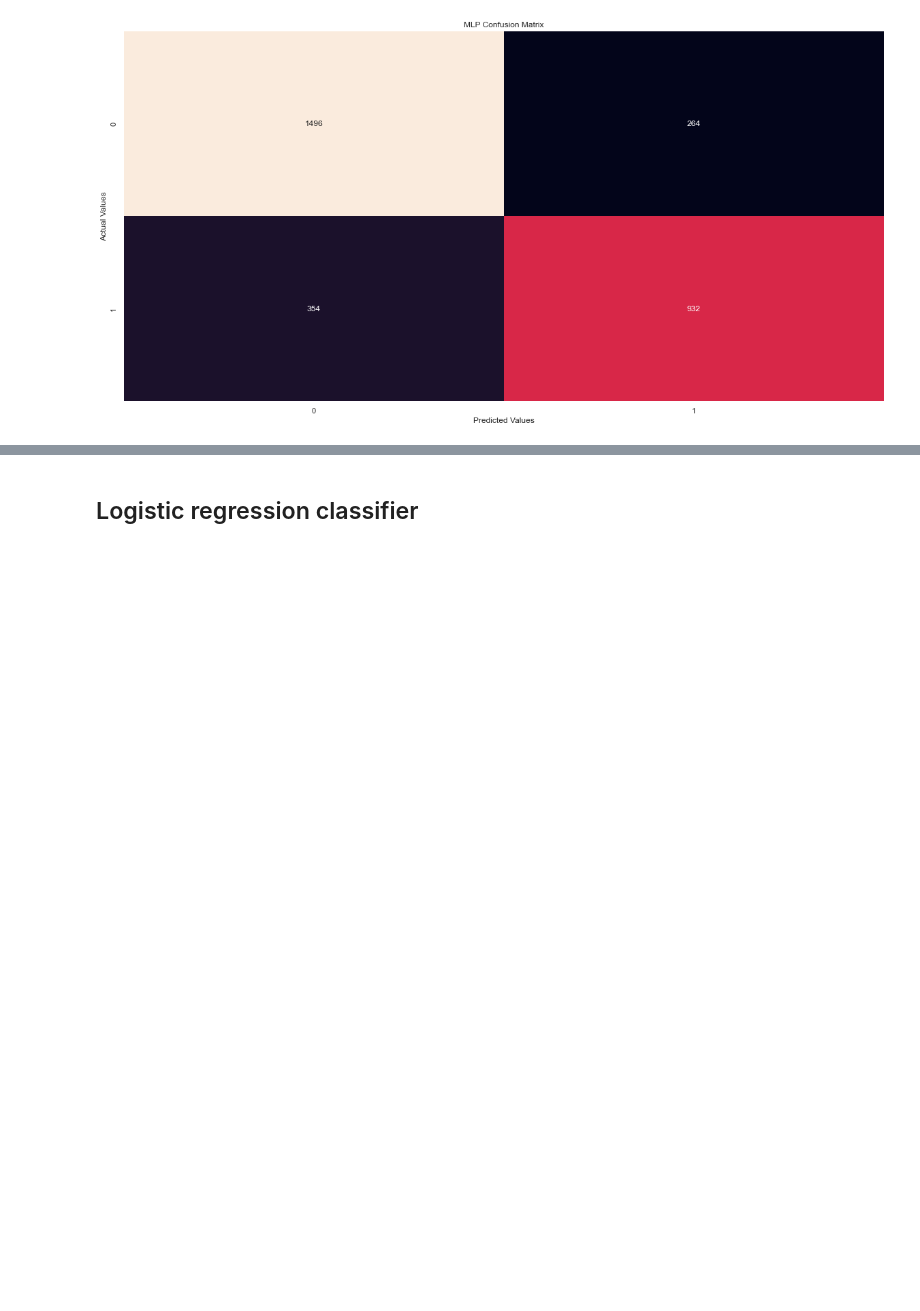
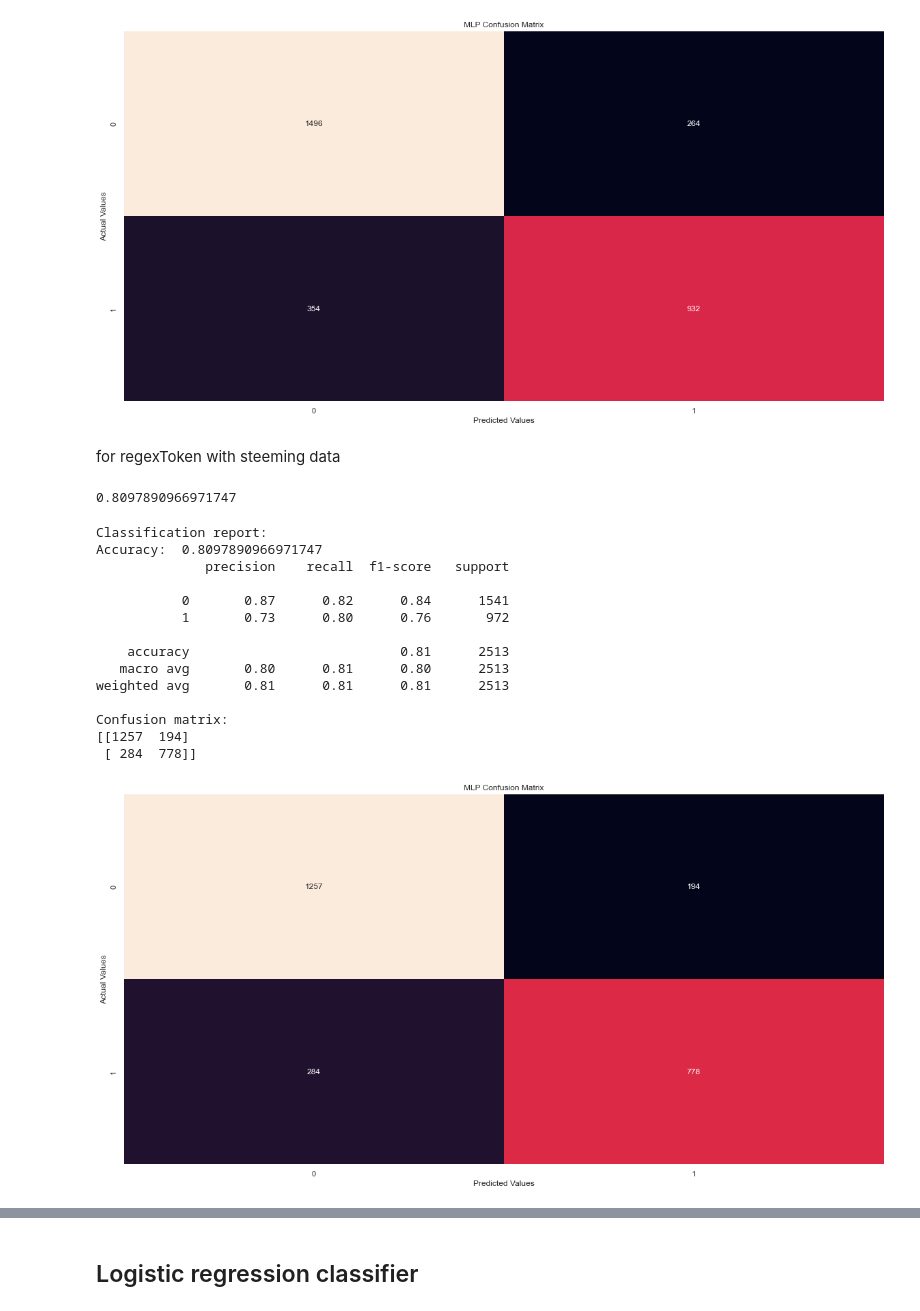
Before and after one commit to jakubrymuza/WTUM_17_2022, a Jupyter notebook: project.ipynb, the cells around one changed output, grey strips where cells are left out. Cells and saved outputs as stored; diff of their text form; code cells hidden in the pictures; blank space fills up the shorter version.

```diff
--- a/project.ipynb
+++ b/project.ipynb
@@ -976,3 +992,32 @@ Confusion matrix:
 [[1496  264]
  [ 354  932]]
 [figure]
+# %% [markdown]
+for regexToken with steeming data
+# %%
+mul_regex = MultinomialNB()
+mul_regex.fit(train_x_vector_regexToken.toarray(),train_y_regextoken)
+
+mul_regex.score(test_x_regex_vector,test_y_regextoken)
+# %% [output]
+0.8097890966971747
+# %%
+YPred = mul_regex.predict(test_x_regex_vector)
+
+mul_regex_acc=PrintRes(m_test_y=test_y_regextoken,pred_y=YPred)
+# %% [output]
+Classification report:
+Accuracy:  0.8097890966971747
+              precision    recall  f1-score   support
+
+           0       0.87      0.82      0.84      1541
+           1       0.73      0.80      0.76       972
+
+    accuracy                           0.81      2513
+   macro avg       0.80      0.81      0.80      2513
+weighted avg       0.81      0.81      0.81      2513
+
+Confusion matrix:
+[[1257  194]
+ [ 284  778]]
+[figure, added]
```
Also changed, not shown: parts of 30 cells of this notebook.
